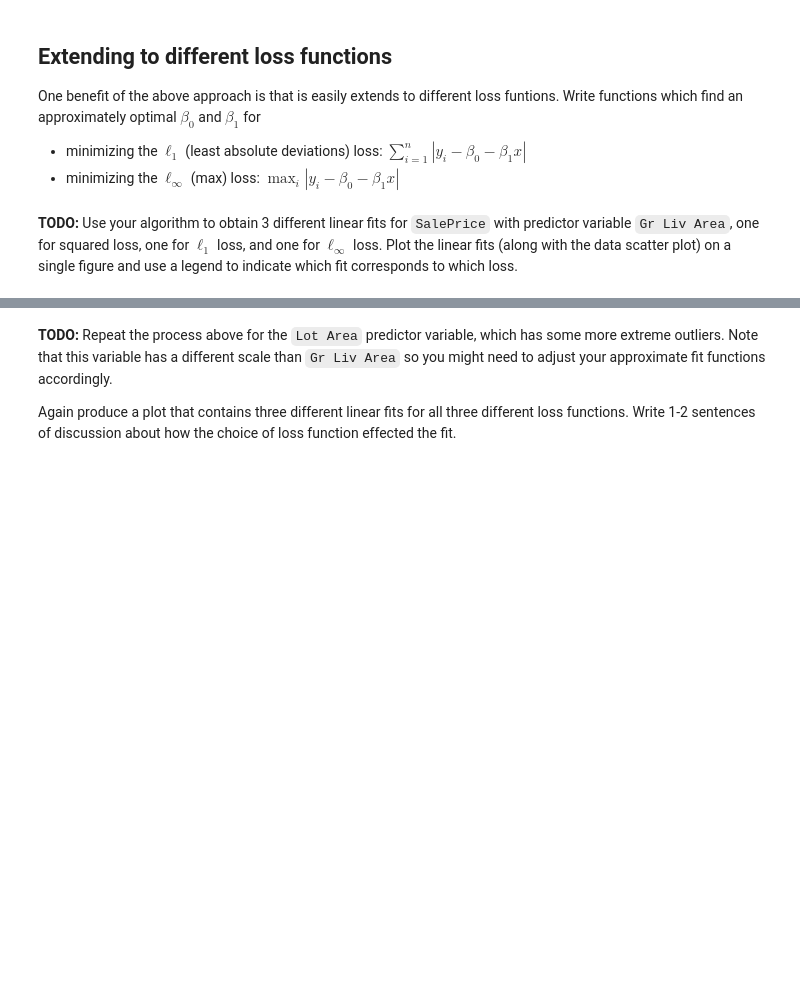
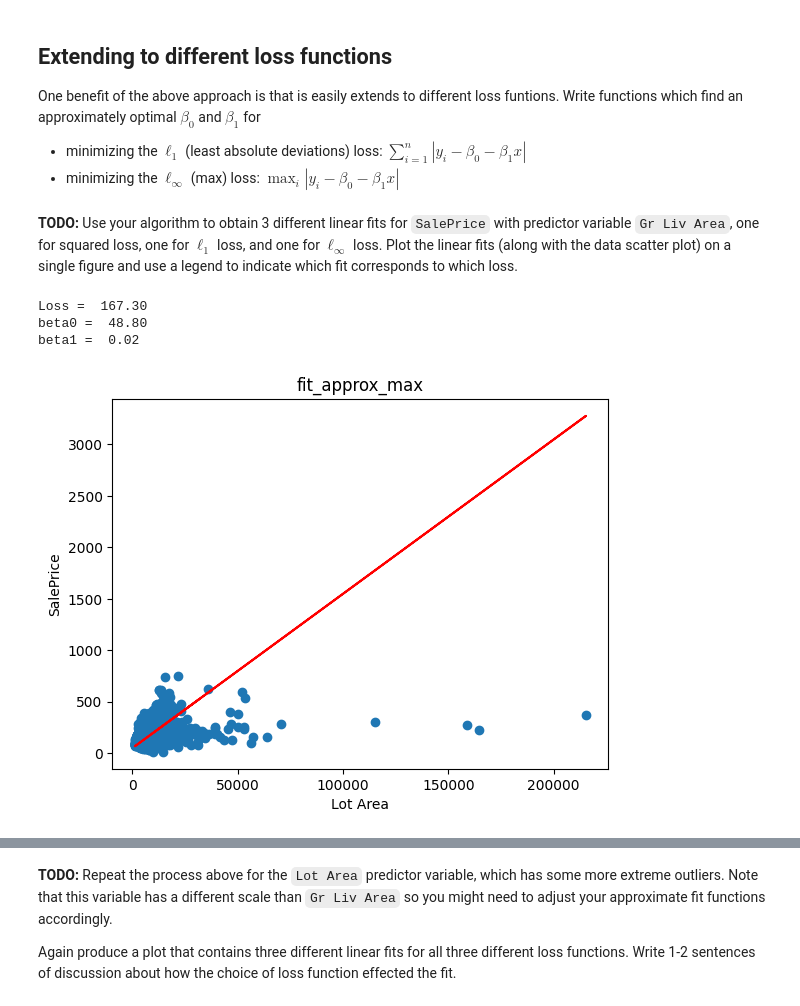
Before and after one commit to jithendra1798/ML-CS-GY-6923-B, a Jupyter notebook: 01_ML-cs-gy-6923-B-lab1.ipynb, the cells around one changed output, grey strips where cells are left out. Drawn from its saved outputs; the diff is of its cells as text; code cells hidden in the pictures; blank space fills up the shorter version.

```diff
--- a/01_ML-cs-gy-6923-B-lab1.ipynb
+++ b/01_ML-cs-gy-6923-B-lab1.ipynb
@@ -296,11 +375,37 @@ def fit_approx_max(x,y):
        y = beta0 + beta1*x,
     under the max loss.
     """
-    # TODO complete the following code
-    # beta0 = ...
-    # beta1 = ...
-    # min_loss = ...
+    x = np.asarray(x)
+    y = np.asarray(y)
+
+    beta0_grid = np.arange(-50, 50, 0.1)
+    beta1_grid = np.arange(-1, 1, 0.005)
+
+    min_loss = np.inf
+    beta0 = None
+    beta1 = None
+
+    for b1 in beta1_grid:
+        r = y - b1*x
+        # losses_b0 = np.max(np.abs(r[:, None] - beta0_grid[None, :]), axis=0)
+        losses_b0 = np.quantile(np.abs(r[:, None] - beta0_grid[None, :]), 0.95, axis=0)
+
+
+        idx0 = np.argmin(losses_b0)
+        current_min_loss = losses_b0[idx0]
+
+        if current_min_loss < min_loss:
+            min_loss = current_min_loss
+            beta0 = beta0_grid[idx0]
+            beta1 = b1
 
     return beta0, beta1, min_loss
 # %% [markdown]
 **TODO:** Use your algorithm to obtain 3 different linear fits for `SalePrice` with predictor variable `Gr Liv Area`, one for squared loss, one for $\ell_1$ loss, and one for $\ell_\infty$ loss. Plot the linear fits (along with the data scatter plot) on a single figure and use a legend to indicate which fit corresponds to which loss.
+# %%
+beta0, beta1, loss = get_single_feature_metrics(fit_approx_max, X, y, features)
+# %% [output]
+Loss =  167.30
+beta0 =  48.80
+beta1 =  0.02
+[figure, added]
```
Also changed, not shown: parts of 6 cells of this notebook.
